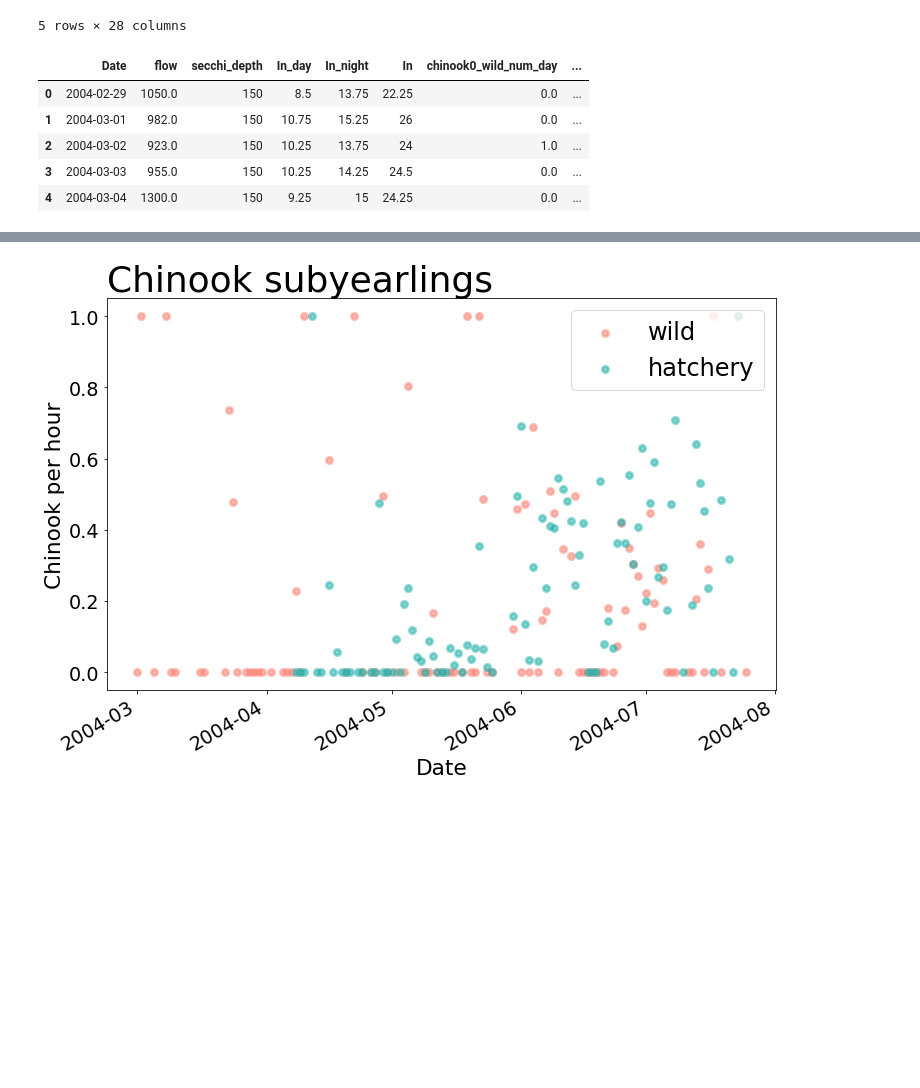
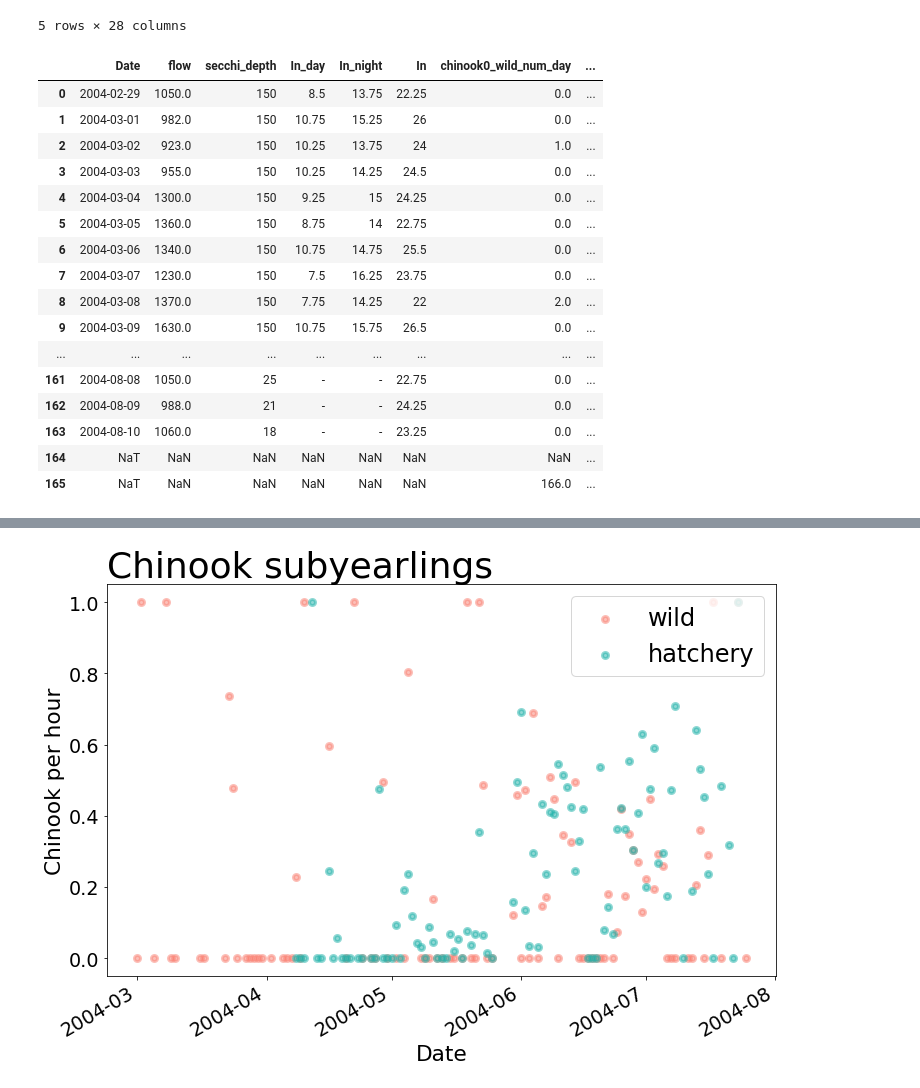
Before and after one commit to maria-kuruvilla/pied_piper, a Jupyter notebook: Puyallup/read_data.ipynb, the cells around one changed output, grey strips where cells are left out. Saved outputs shown, nothing was run; the diff lists cells and outputs as text; code cells hidden in the pictures; blank space fills up the shorter version.

```diff
--- a/Puyallup/read_data.ipynb
+++ b/Puyallup/read_data.ipynb
@@ -77,16 +77,28 @@ df.head()
 # %%
 df_subset = df[['Date', 'flow', 'secchi_depth','In_day','In_night','In',
                 'chinook0_wild_num_day','chinook0_wild_perhour_day',
                 'chinook0_wild_num_night','chinook0_wild_perhour_night',
                 'chinook0_hatchery_num_day','chinook0_hatchery_perhour_day',
                 'chinook0_hatchery_num_night','chinook0_hatchery_perhour_night',
                 'chinook0_wild_perhour','chinook0_hatchery_perhour', 'trap_efficiency']]
-df_subset.head()
+with pd.option_context('display.max_rows', None, 'display.max_columns', None):  # more options can be specified also
+    display(df_subset)
 # %% [output]
 |  | Date | flow | secchi_depth | In_day | In_night | In | chinook0_wild_num_day | ... |
 | 0 | 2004-02-29 | 1050.0 | 150 | 8.5 | 13.75 | 22.25 | 0.0 | ... |
 | 1 | 2004-03-01 | 982.0 | 150 | 10.75 | 15.25 | 26 | 0.0 | ... |
 | 2 | 2004-03-02 | 923.0 | 150 | 10.25 | 13.75 | 24 | 1.0 | ... |
 | 3 | 2004-03-03 | 955.0 | 150 | 10.25 | 14.25 | 24.5 | 0.0 | ... |
 | 4 | 2004-03-04 | 1300.0 | 150 | 9.25 | 15 | 24.25 | 0.0 | ... |
+| 5 | 2004-03-05 | 1360.0 | 150 | 8.75 | 14 | 22.75 | 0.0 | ... |
+| 6 | 2004-03-06 | 1340.0 | 150 | 10.75 | 14.75 | 25.5 | 0.0 | ... |
+| 7 | 2004-03-07 | 1230.0 | 150 | 7.5 | 16.25 | 23.75 | 0.0 | ... |
+| 8 | 2004-03-08 | 1370.0 | 150 | 7.75 | 14.25 | 22 | 2.0 | ... |
+| 9 | 2004-03-09 | 1630.0 | 150 | 10.75 | 15.75 | 26.5 | 0.0 | ... |
+| ... | ... | ... | ... | ... | ... | ... | ... | ... |
+| 161 | 2004-08-08 | 1050.0 | 25 | - | - | 22.75 | 0.0 | ... |
+| 162 | 2004-08-09 | 988.0 | 21 | - | - | 24.25 | 0.0 | ... |
+| 163 | 2004-08-10 | 1060.0 | 18 | - | - | 23.25 | 0.0 | ... |
+| 164 | NaT | NaN | NaN | NaN | NaN | NaN | NaN | ... |
+| 165 | NaT | NaN | NaN | NaN | NaN | NaN | 166.0 | ... |
 # %%
```
Also changed, not shown: parts of 4 cells of this notebook, 6 other files.
